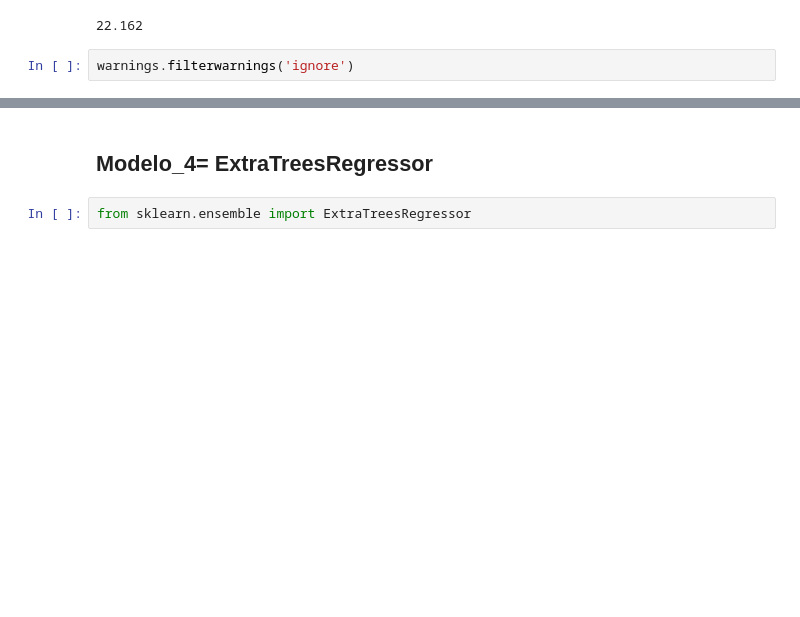
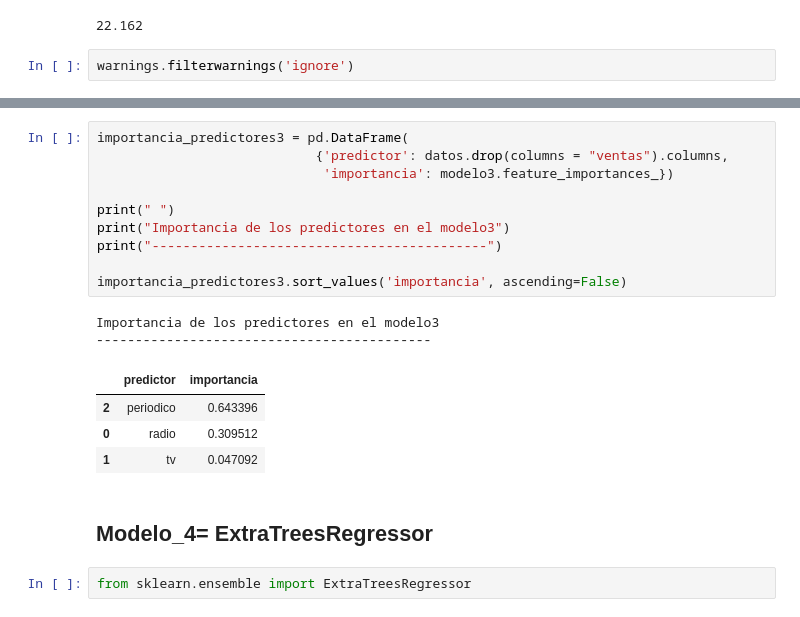
Before and after one commit to Viny2030/UMSA, a Jupyter notebook: rg_01.ipynb, the cells around one changed output, grey strips where cells are left out. Drawn from its saved outputs; the diff is of its cells as text; blank space fills up the shorter version.

```diff
--- a/rg_01.ipynb
+++ b/rg_01.ipynb
@@ -490,3 +524,20 @@ Max Error: 76.89999999999998
+# %%
+importancia_predictores3 = pd.DataFrame(
+                            {'predictor': datos.drop(columns = "ventas").columns,
+                             'importancia': modelo3.feature_importances_})
+
+print(" ")
+print("Importancia de los predictores en el modelo3")
+print("-------------------------------------------")
+
+importancia_predictores3.sort_values('importancia', ascending=False)
+# %% [output]
+Importancia de los predictores en el modelo3
+-------------------------------------------
+|  | predictor | importancia |
+| 2 | periodico | 0.643396 |
+| 0 | radio | 0.309512 |
+| 1 | tv | 0.047092 |
 # %% [markdown]
 ## Modelo_4= ExtraTreesRegressor
 # %%
```
Also changed, not shown: parts of 13 cells of this notebook.
